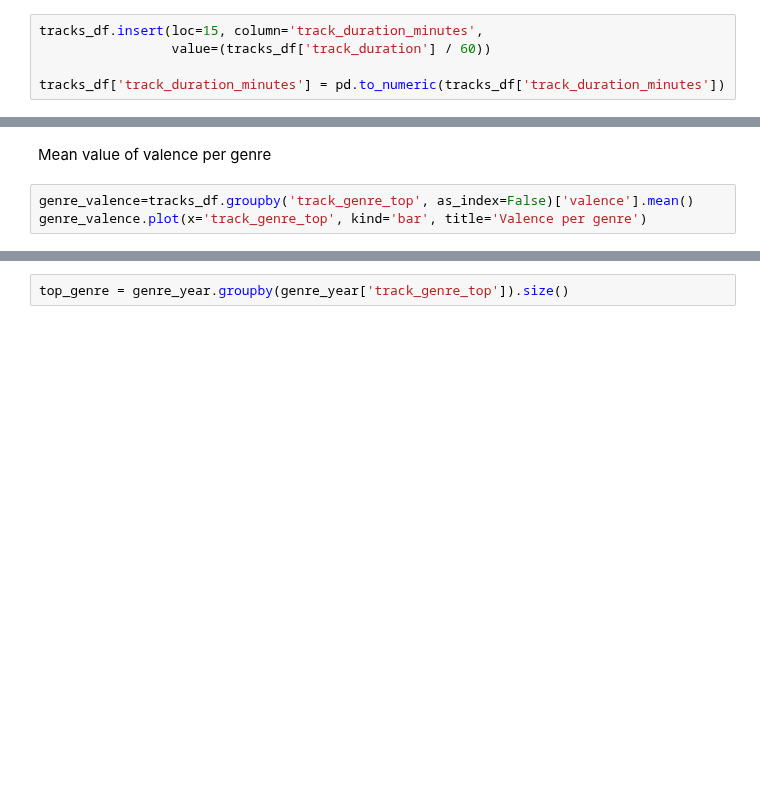
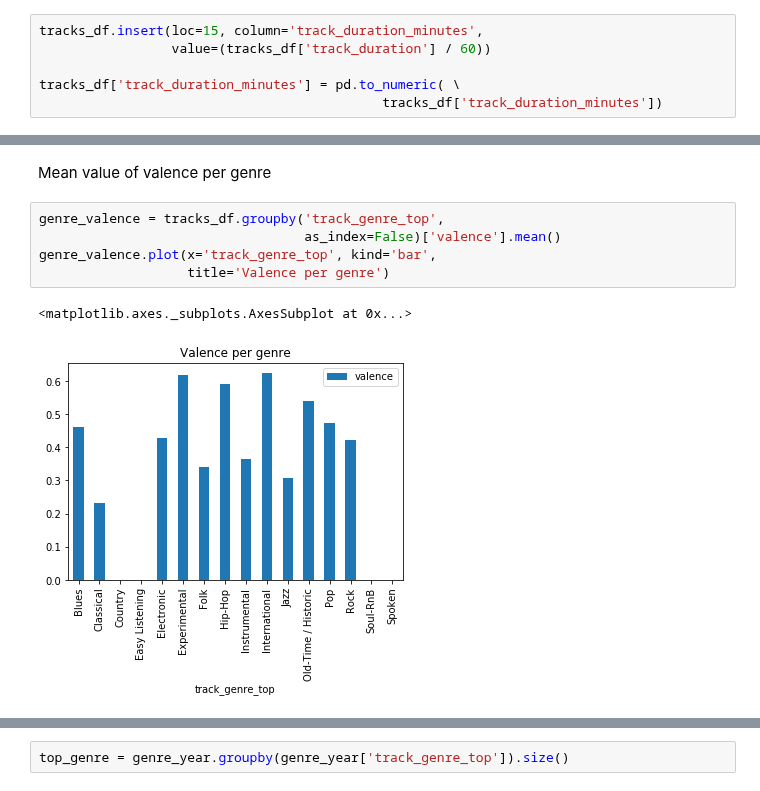
Before and after one commit to AndresMontero/Project, a Jupyter notebook: songs.ipynb, the cells around one changed output, grey strips where cells are left out. Drawn from its saved outputs; the diff is of its cells as text; blank space fills up the shorter version.

```diff
--- a/songs.ipynb
+++ b/songs.ipynb
@@ -428,5 +532,6 @@ tracks_top10.plot(x='track_title', kind='bar', title='Top 10 tracks listened')
 tracks_df.insert(loc=15, column='track_duration_minutes',
                  value=(tracks_df['track_duration'] / 60))
 
-tracks_df['track_duration_minutes'] = pd.to_numeric(tracks_df['track_duration_minutes'])
+tracks_df['track_duration_minutes'] = pd.to_numeric( \
+                                            tracks_df['track_duration_minutes'])
 # %%
@@ -461,8 +575,13 @@ As seen in the plot, it is difficult to find a relationships between the valence
 # %% [markdown]
 Mean value of valence per genre
 # %%
-genre_valence=tracks_df.groupby('track_genre_top', as_index=False)['valence'].mean()
-genre_valence.plot(x='track_genre_top', kind='bar', title='Valence per genre')
+genre_valence = tracks_df.groupby('track_genre_top',
+                                  as_index=False)['valence'].mean()
+genre_valence.plot(x='track_genre_top', kind='bar',
+                   title='Valence per genre')
+# %% [output]
+<matplotlib.axes._subplots.AxesSubplot at 0x...>
+[figure, added]
 # %%
 track_album = tracks_df.merge(albums_df, left_on='album_id',
                               right_on='album_id')
```
Also changed, not shown: parts of 32 cells of this notebook.
